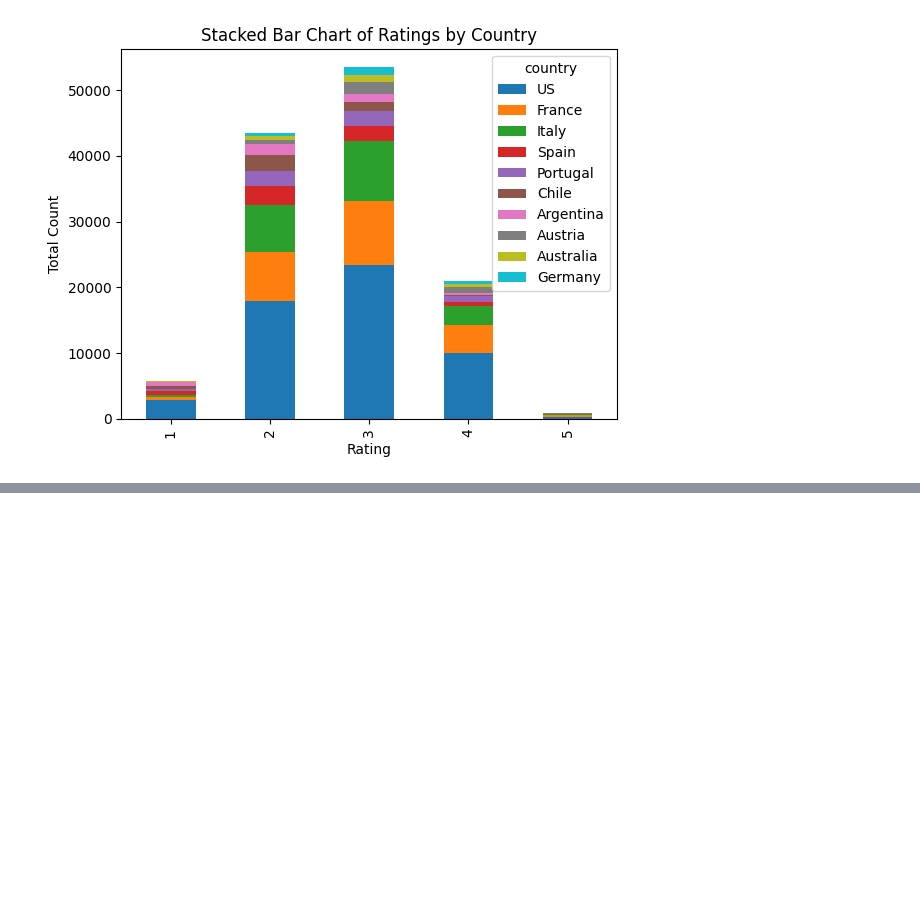
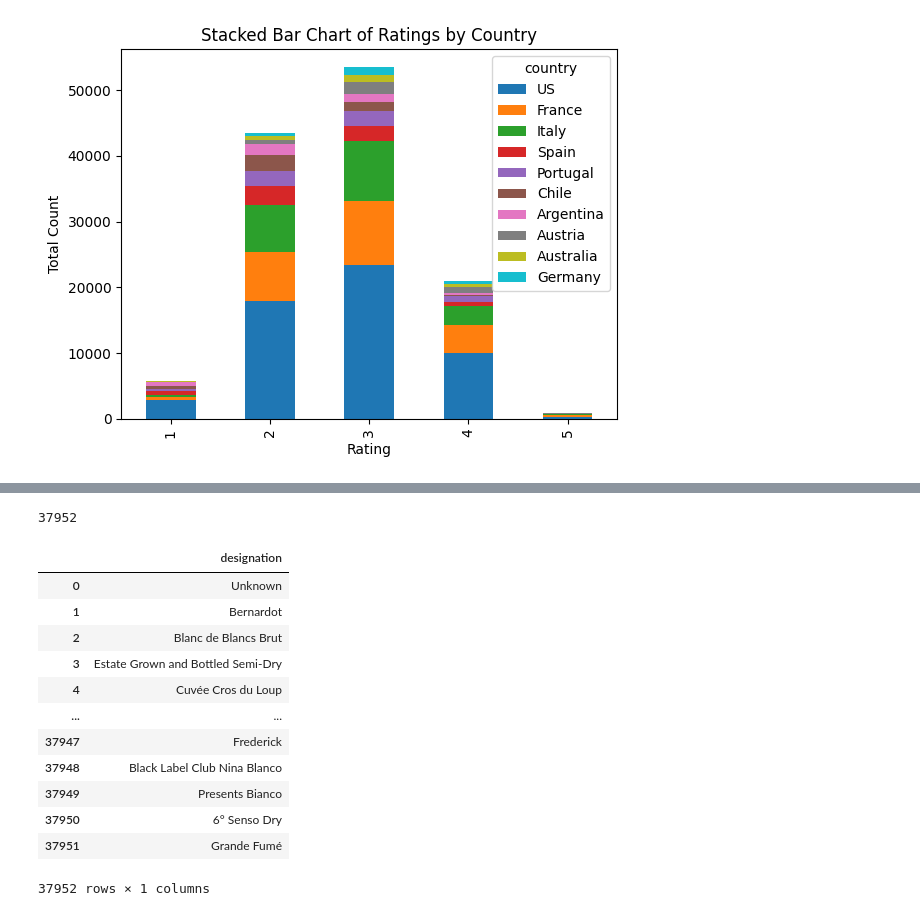
Before and after one commit to janmejoykar1807/KagglePracticeProject, a Jupyter notebook: Wine_Enthusiasts.ipynb, the cells around one changed output, grey strips where cells are left out. Drawn from its saved outputs; the diff is of its cells as text; code cells hidden in the pictures; blank space fills up the shorter version.

```diff
--- a/Wine_Enthusiasts.ipynb
+++ b/Wine_Enthusiasts.ipynb
@@ -491,0 +490,24 @@ plt.show()
+# %%
+new_df['designation'].nunique()
+# %% [output]
+37952
+# %%
+df_dict = dict(zip([i for i in new_df.columns] ,
+                   [pd.DataFrame(new_df[i].unique(),
+                    columns=[i]) for i in new_df.columns]))
+
+df_dict['designation']
+# %% [output]
+|  | designation |
+| 0 | Unknown |
+| 1 | Bernardot |
+| 2 | Blanc de Blancs Brut |
+| 3 | Estate Grown and Bottled Semi-Dry |
+| 4 | Cuvée Cros du Loup |
+| ... | ... |
+| 37947 | Frederick |
+| 37948 | Black Label Club Nina Blanco |
+| 37949 | Presents Bianco |
+| 37950 | 6° Senso Dry |
+| 37951 | Grande Fumé |
+37952 rows × 1 columns
```
Also changed, not shown: parts of 11 cells of this notebook.
